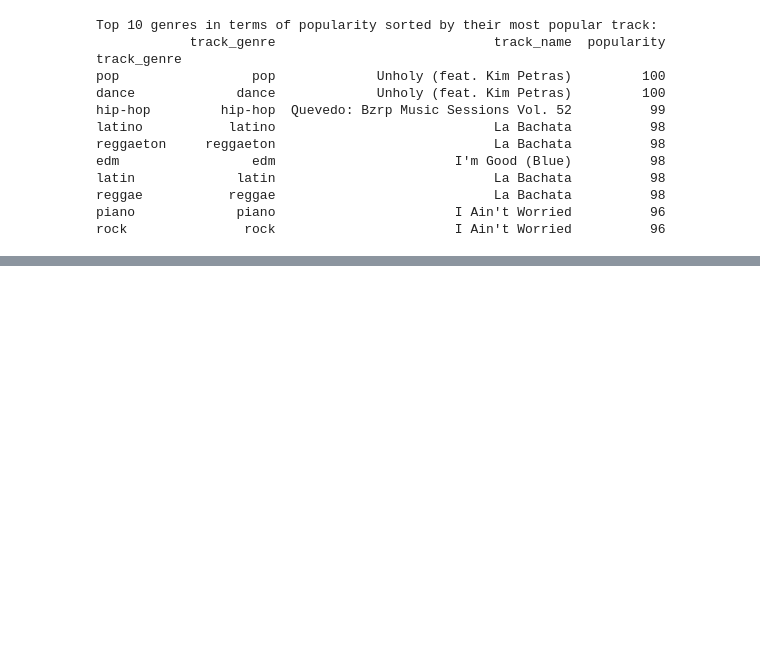
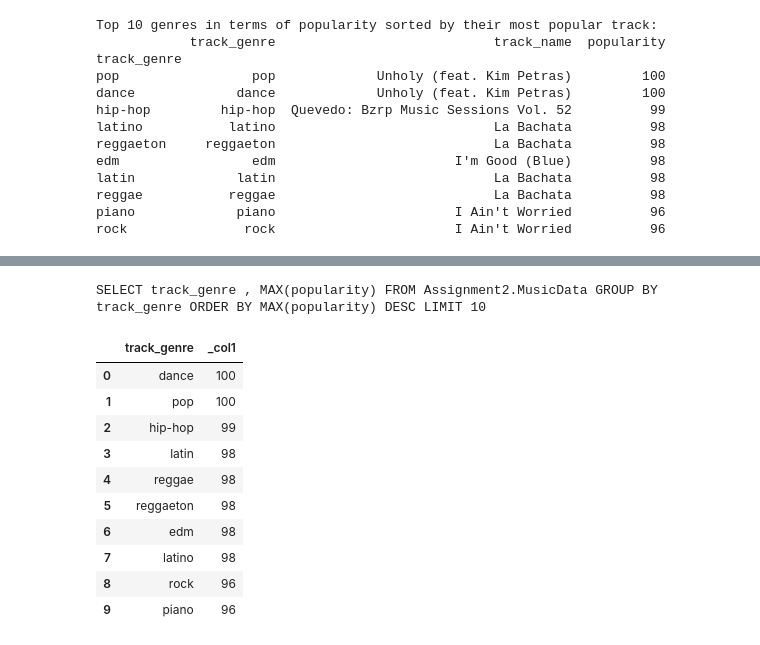
Before and after one commit to pkhanna2/MLOpsFinalProject, a Jupyter notebook: PrachiKhanna_Assignemnt2.1.ipynb, the cells around one changed output, grey strips where cells are left out. Saved outputs shown, nothing was run; the diff lists cells and outputs as text; code cells hidden in the pictures; blank space fills up the shorter version.

```diff
--- a/PrachiKhanna_Assignemnt2.1.ipynb
+++ b/PrachiKhanna_Assignemnt2.1.ipynb
@@ -247,3 +411,23 @@ rock               rock                       I Ain't Worried          96
+# %%
+statement = """SELECT track_genre , MAX(popularity) FROM {}.{} GROUP BY track_genre ORDER BY MAX(popularity) DESC LIMIT 10 """.format(
+    database_name, table_name
+)
+print(statement)
+df = pd.read_sql(statement, conn)
+df.head(10)
+# %% [output]
+SELECT track_genre , MAX(popularity) FROM Assignment2.MusicData GROUP BY track_genre ORDER BY MAX(popularity) DESC LIMIT 10
+|  | track_genre | _col1 |
+| 0 | dance | 100 |
+| 1 | pop | 100 |
+| 2 | hip-hop | 99 |
+| 3 | latin | 98 |
+| 4 | reggae | 98 |
+| 5 | reggaeton | 98 |
+| 6 | edm | 98 |
+| 7 | latino | 98 |
+| 8 | rock | 96 |
+| 9 | piano | 96 |
 # %%
 %%html
 
```
Also changed, not shown: parts of 17 cells of this notebook.
